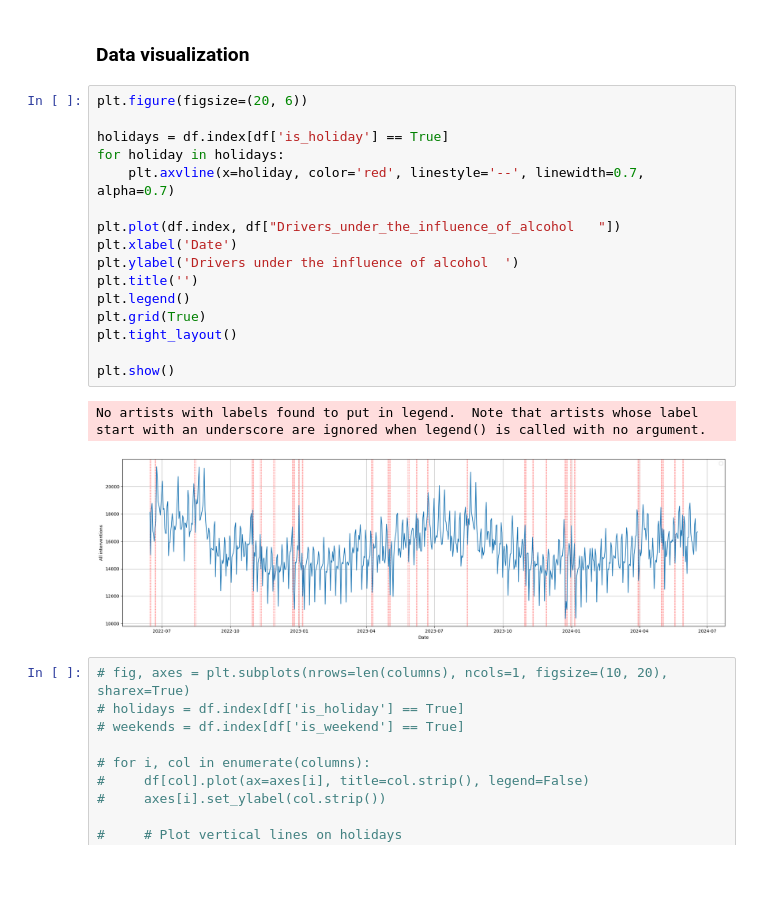
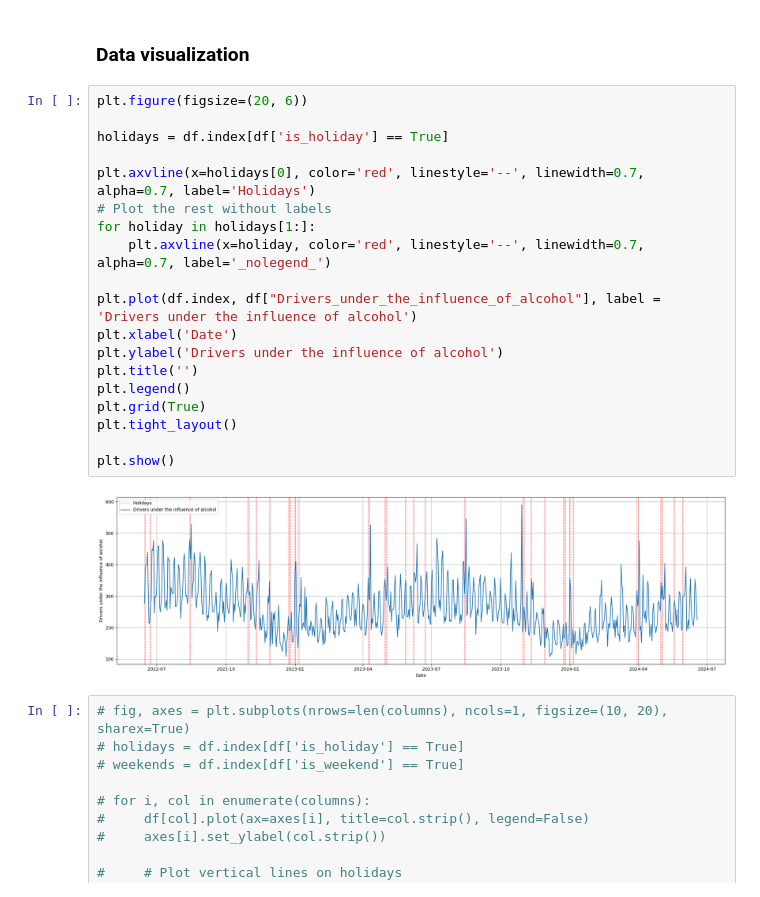
Before and after one commit to AdamKozakowski/Car_accidents_in_Poland_Adam_Kozakowski_Katarzyna_Bocian, a Jupyter notebook: Car_accidents_in_Poland_Adam_Kozakowski_Katarzyna_Bocian.ipynb, the cells around one changed output. Cells and saved outputs as stored; diff of their text form; blank space fills up the shorter version.

```diff
--- a/Car_accidents_in_Poland_Adam_Kozakowski_Katarzyna_Bocian.ipynb
+++ b/Car_accidents_in_Poland_Adam_Kozakowski_Katarzyna_Bocian.ipynb
@@ -141,22 +142,24 @@ cal.holidays(2024)
 # %%
 plt.figure(figsize=(20, 6))
 
 holidays = df.index[df['is_holiday'] == True]
-for holiday in holidays:
-    plt.axvline(x=holiday, color='red', linestyle='--', linewidth=0.7, alpha=0.7)
 
-plt.plot(df.index, df["Drivers_under_the_influence_of_alcohol	"])
+plt.axvline(x=holidays[0], color='red', linestyle='--', linewidth=0.7, alpha=0.7, label='Holidays')
+# Plot the rest without labels
+for holiday in holidays[1:]:
+    plt.axvline(x=holiday, color='red', linestyle='--', linewidth=0.7, alpha=0.7, label='_nolegend_')
+
+plt.plot(df.index, df["Drivers_under_the_influence_of_alcohol"], label = 'Drivers under the influence of alcohol')
 plt.xlabel('Date')
-plt.ylabel('Drivers under the influence of alcohol	')
+plt.ylabel('Drivers under the influence of alcohol')
 plt.title('')
 plt.legend()
 plt.grid(True)
 plt.tight_layout()
 
 plt.show()
 # %% [output]
-No artists with labels found to put in legend.  Note that artists whose label start with an underscore are ignored when legend() is called with no argument.
-[figure, old version]
+[figure, new version]
 # %%
 # fig, axes = plt.subplots(nrows=len(columns), ncols=1, figsize=(10, 20), sharex=True)
 # holidays = df.index[df['is_holiday'] == True]
```
Also changed, not shown: parts of 10 cells of this notebook.
